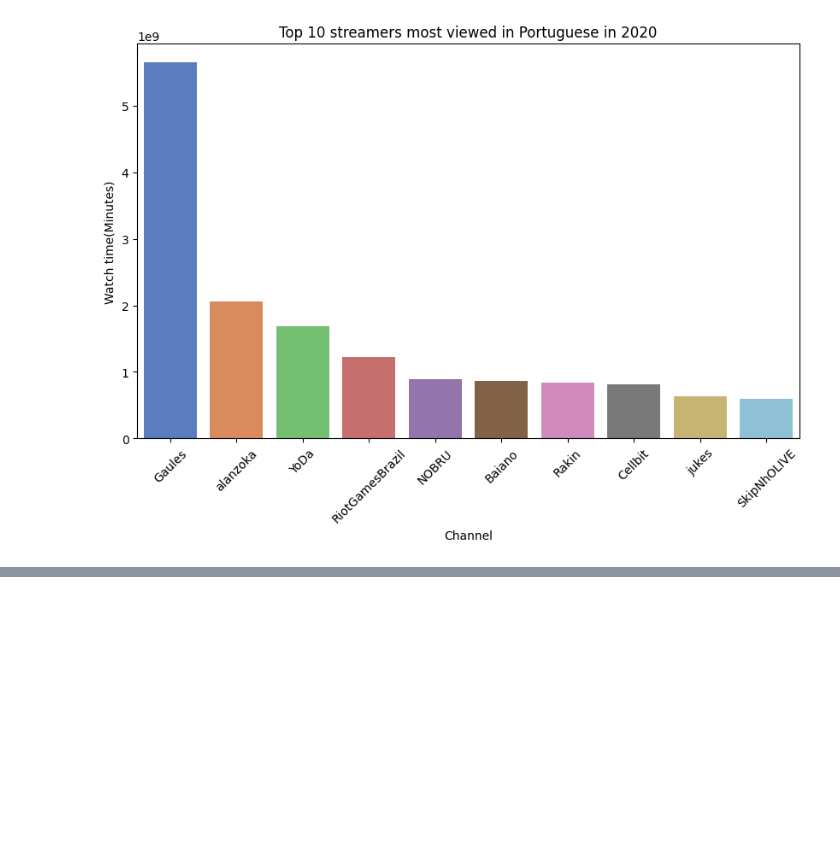
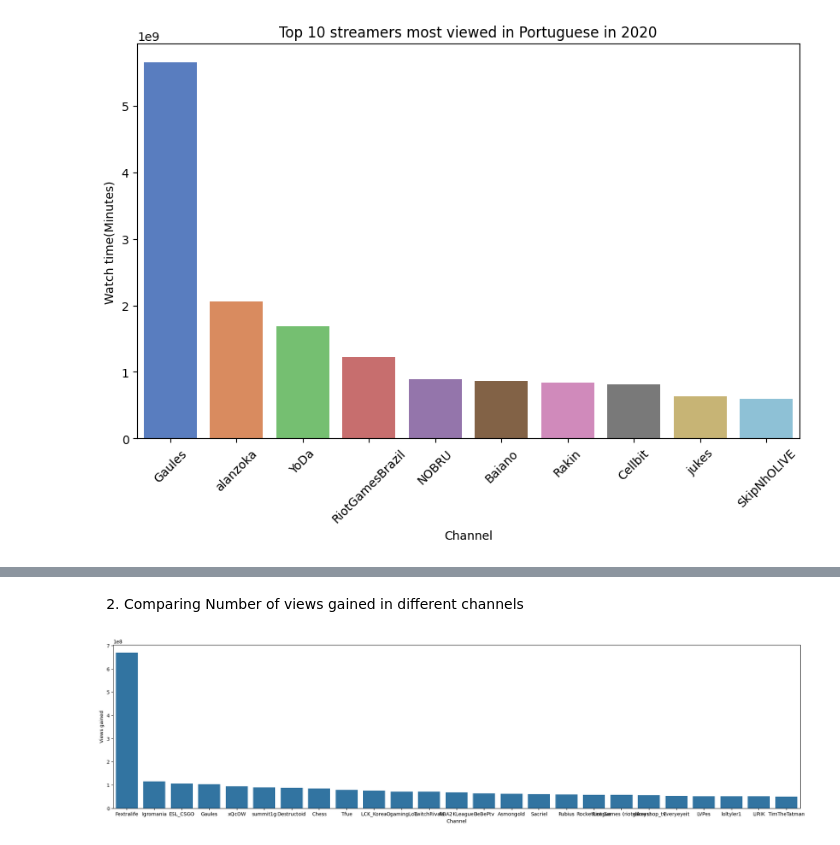
Before and after one commit to JoanWaweru/twitchStreamerAnalysis, a Jupyter notebook: twitchAnalysis.ipynb, the cells around one changed output, grey strips where cells are left out. Saved outputs shown, nothing was run; the diff lists cells and outputs as text; code cells hidden in the pictures; blank space fills up the shorter version.

```diff
--- a/twitchAnalysis.ipynb
+++ b/twitchAnalysis.ipynb
@@ -204,0 +223,9 @@ Passing `palette` without assigning `hue` is deprecated and will be removed in v
+# %% [markdown]
+2. Comparing Number of views gained in different channels
+# %%
+plt.figure(figsize=(25,6))
+top_10_df = twitchData[twitchData.Partnered == True].sort_values(by='Views gained', ascending=False).head(25)
+sns.barplot(x=top_10_df['Channel'], y=top_10_df['Views gained'], order=top_10_df['Channel'])
+plt.show()
+# %% [output]
+[figure, added]
```
Also changed, not shown: parts of 6 cells of this notebook.
